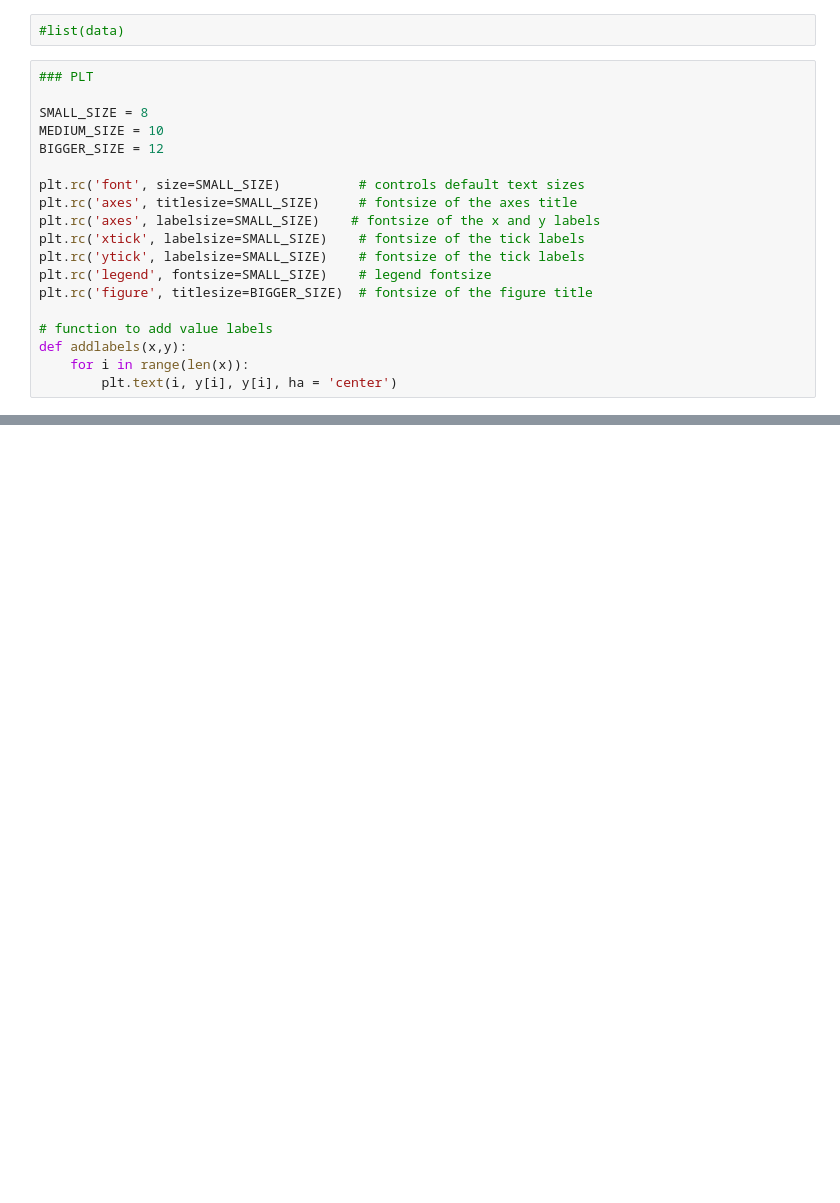
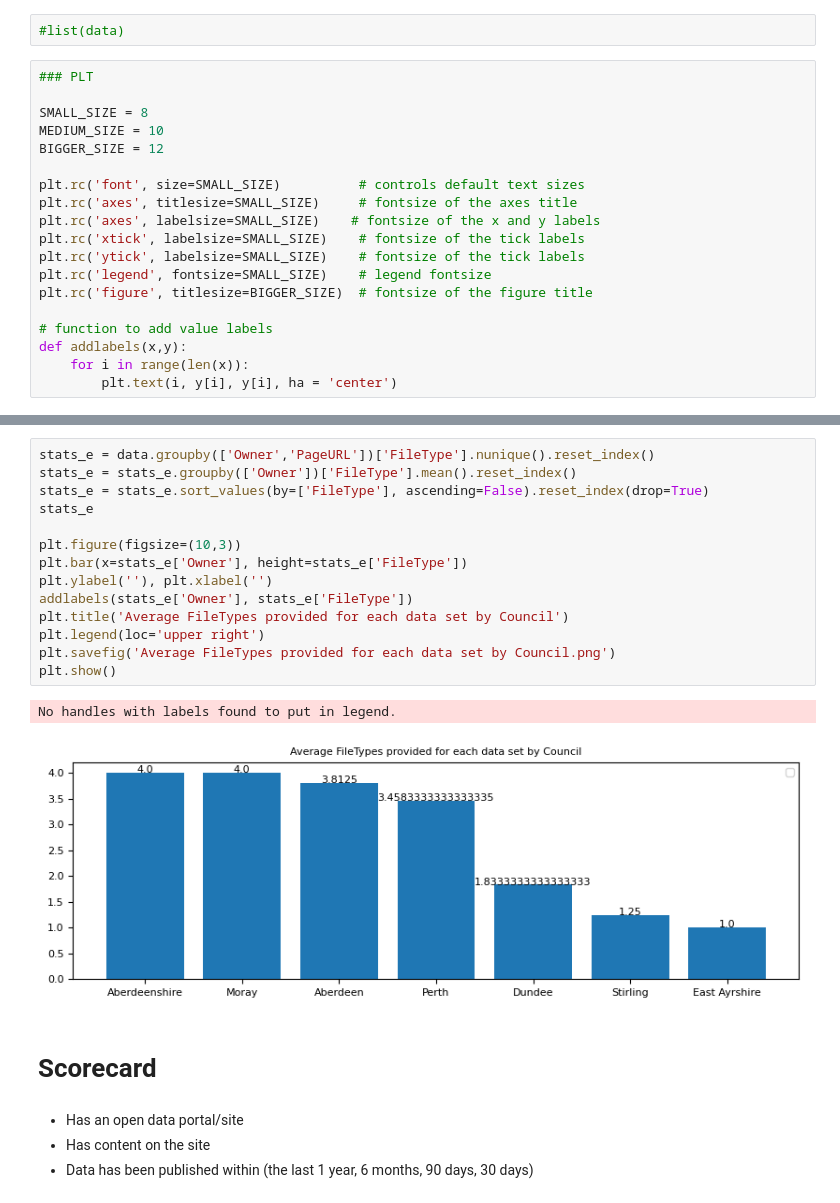
Before and after one commit to OpenDataScotland/the_od_bods, a Jupyter notebook: analytics/analytics.ipynb, the cells around one changed output, grey strips where cells are left out. Cells and saved outputs as stored; diff of their text form; blank space fills up the shorter version.

```diff
--- a/analytics/analytics.ipynb
+++ b/analytics/analytics.ipynb
@@ -121,0 +130,23 @@ stats_d
+# %%
+stats_e = data.groupby(['Owner','PageURL'])['FileType'].nunique().reset_index()
+stats_e = stats_e.groupby(['Owner'])['FileType'].mean().reset_index()
+stats_e = stats_e.sort_values(by=['FileType'], ascending=False).reset_index(drop=True)
+stats_e
+
+plt.figure(figsize=(10,3))
+plt.bar(x=stats_e['Owner'], height=stats_e['FileType'])
+plt.ylabel(''), plt.xlabel('')
+addlabels(stats_e['Owner'], stats_e['FileType'])
+plt.title('Average FileTypes provided for each data set by Council')
+plt.legend(loc='upper right')
+plt.savefig('Average FileTypes provided for each data set by Council.png')
+plt.show()
+# %% [output]
+No handles with labels found to put in legend.
+[figure, added]
+# %% [markdown]
+# Scorecard
+# %% [markdown]
+- Has an open data portal/site
+- Has content on the site
+- Data has been published within (the last 1 year, 6 months, 90 days, 30 days)
```
Also changed, not shown: parts of 9 cells of this notebook, 4 other files.
